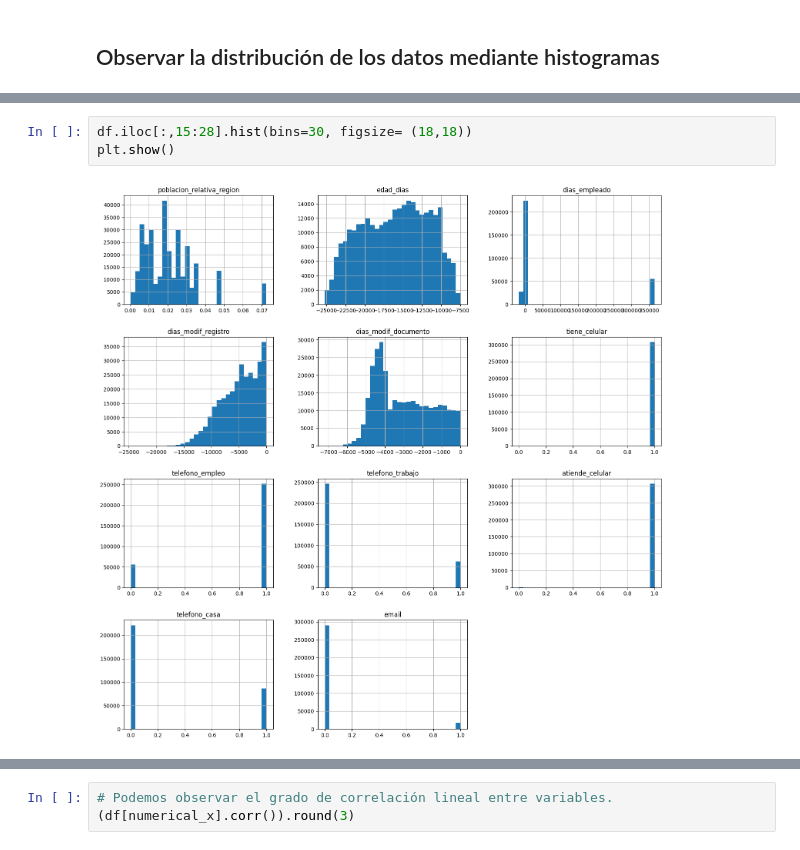
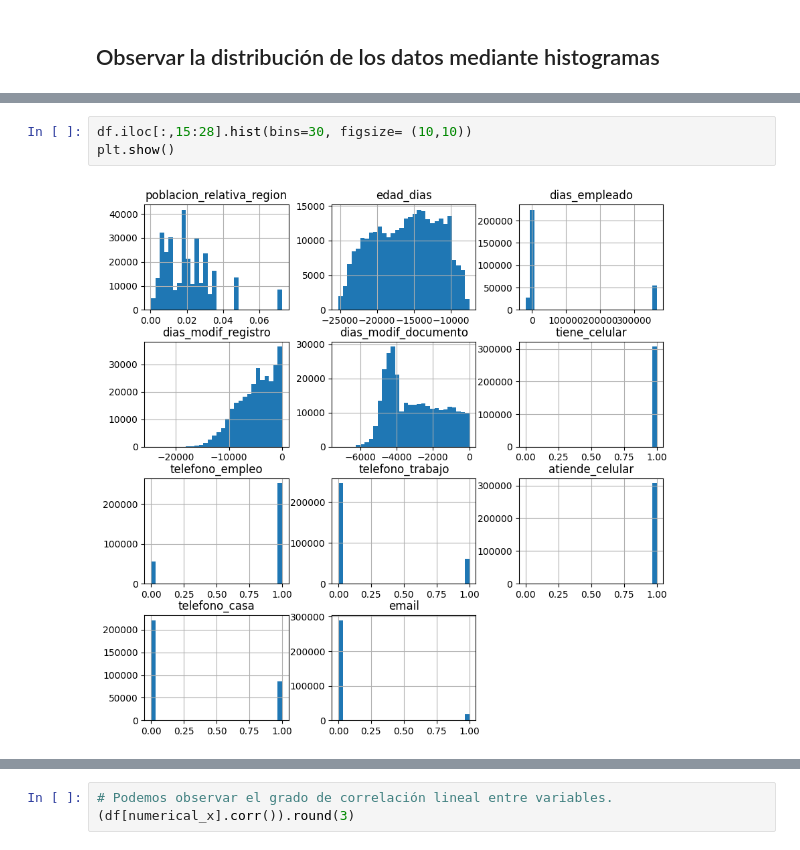
Before and after one commit to JMhuautla/NoCountry-Team-1, a Jupyter notebook: machine_learning/Modelo_ML.ipynb, the cells around one changed output, grey strips where cells are left out. Cells and saved outputs as stored; diff of their text form.

```diff
--- a/machine_learning/Modelo_ML.ipynb
+++ b/machine_learning/Modelo_ML.ipynb
@@ -209,6 +208,6 @@ plt.show()
 # %%
-df.iloc[:,15:28].hist(bins=30, figsize= (18,18))
+df.iloc[:,15:28].hist(bins=30, figsize= (10,10))
 plt.show()
 # %% [output]
-[figure, old version]
+[figure, new version]
 # %%
```
Also changed, not shown: parts of 73 cells of this notebook, 4 other files.
